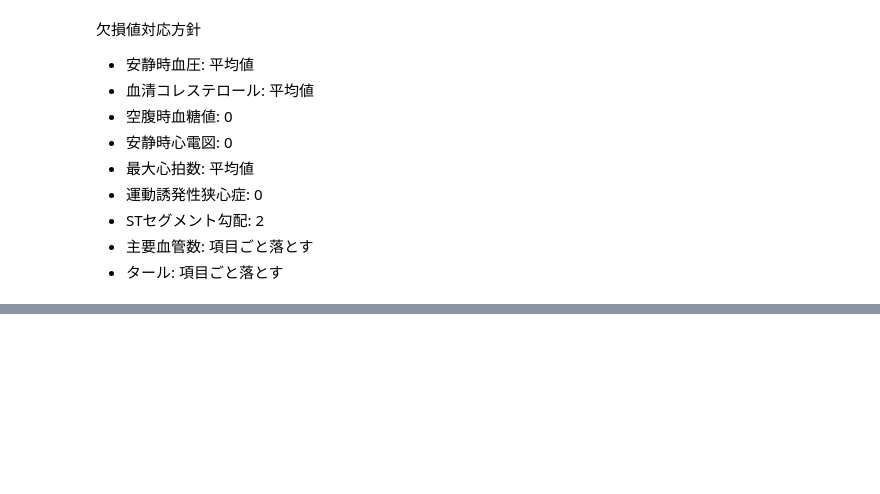
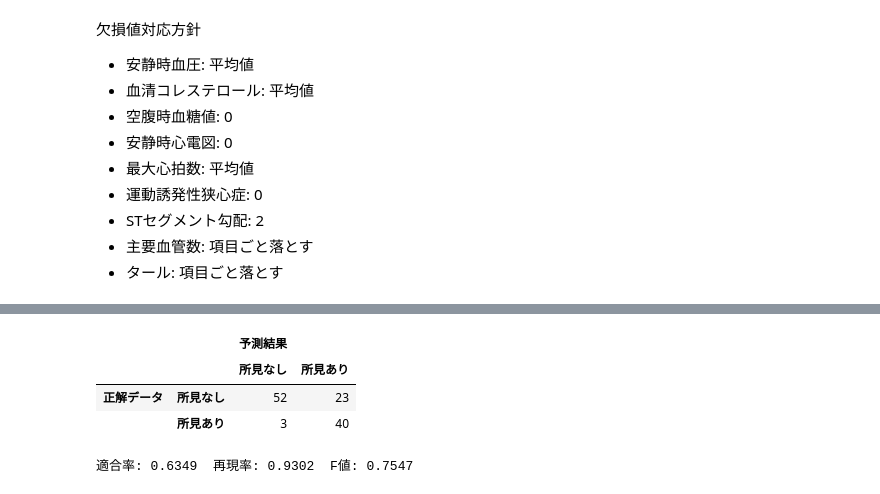
Before and after one commit to ginmaruGH/Creating_Profitable_AI_with_Python_nkbp, a Jupyter notebook: jupyter/addition_case_01_heart_disease.ipynb, the cells around one changed output, grey strips where cells are left out. Saved outputs shown, nothing was run; the diff lists cells and outputs as text; code cells hidden in the pictures; blank space fills up the shorter version.

```diff
--- a/jupyter/addition_case_01_heart_disease.ipynb
+++ b/jupyter/addition_case_01_heart_disease.ipynb
@@ -199,0 +391,14 @@ dtype: int64
+# %%
+# 閾値を0.05刻みに変化させて、適合率, 再現率, F値を計算する
+
+thres_list = np.arange(0.5, 0, -0.05)
+
+for thres in thres_list:
+    y_pred2 = pred(algorithm, x_test, thres)
+    pred_sum = y_pred2.sum()
+    precision, recall, fscore, _ = precision_recall_fscore_support(
+        y_test, y_pred2, average='binary'
+    )
+    print(
+        f'閾値: {thres:.2f}  合計: {pred_sum}  適合率: {precision:.4f}  再現率: {recall:.4f}  F値: {fscore:.4f}'
+    )
@@ -199,0 +416,26 @@ dtype: int64
+# %%
+# 再現率重視で閾値を0.25にする
+
+from sklearn.metrics import confusion_matrix
+
+y_final = pred(algorithm, x_test, 0.25)
+
+# 混同行列を出力
+df_matrix4 = make_cm(
+    confusion_matrix(y_test, y_final), ['所見なし', '所見あり']
+)
+display(df_matrix4)
+
+# 適合率、再現率、F値を計算
+precision, recall, fscore, _ = precision_recall_fscore_support(
+    y_test, y_final, average='binary'
+)
+
+# 結果確認
+print(f'適合率: {precision:.4f}  再現率: {recall:.4f}  F値: {fscore:.4f}')
+# %% [output]
+|  |  | 予測結果 |  |
+|  |  | 所見なし | 所見あり |
+| 正解データ | 所見なし | 52 | 23 |
+|  | 所見あり | 3 | 40 |
+適合率: 0.6349  再現率: 0.9302  F値: 0.7547
```
Also changed, not shown: parts of 18 cells of this notebook.
